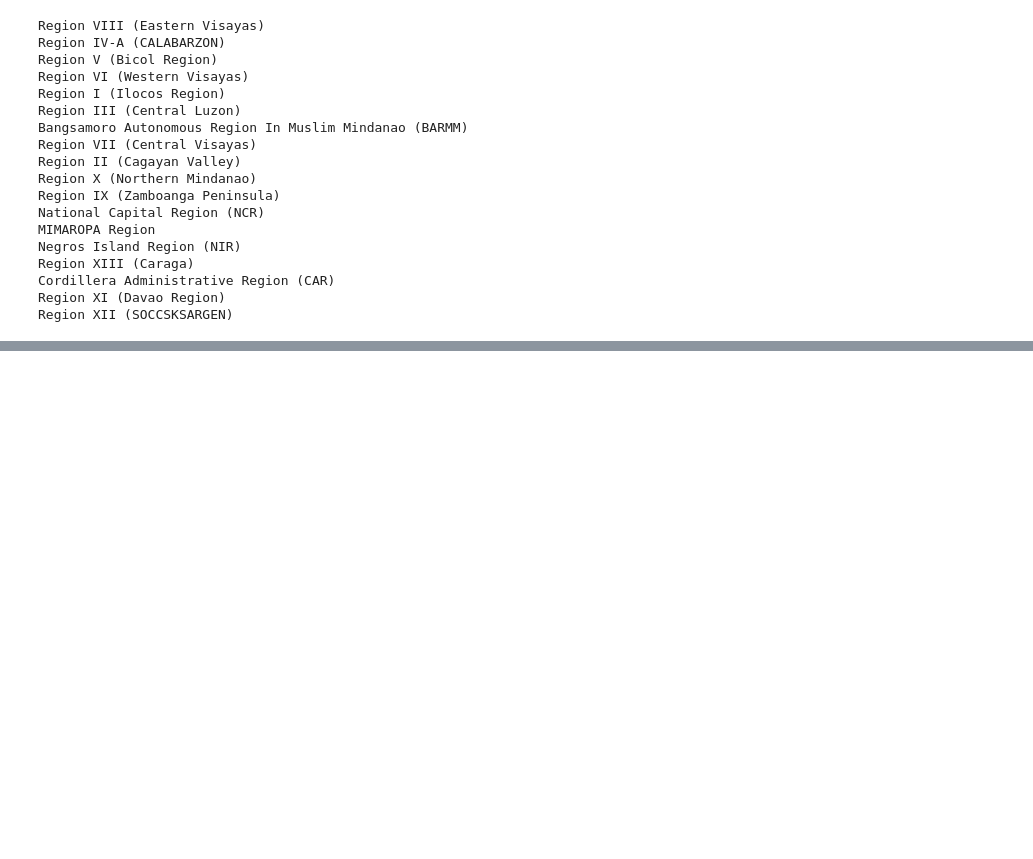
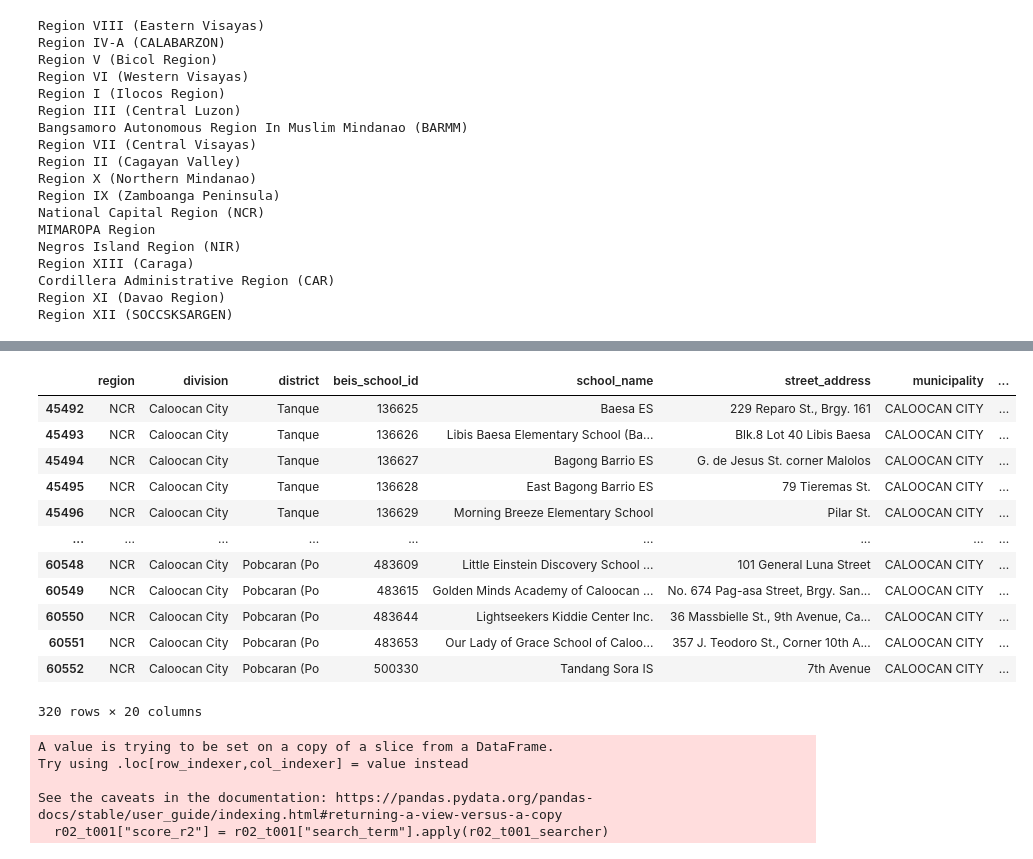
Before and after one commit to bendlikeabamboo/pap-datalab, a Jupyter notebook: notebooks/fuzzymatch.ipynb, the cells around one changed output, grey strips where cells are left out. Drawn from its saved outputs; the diff is of its cells as text; code cells hidden in the pictures; blank space fills up the shorter version.

```diff
--- a/notebooks/fuzzymatch.ipynb
+++ b/notebooks/fuzzymatch.ipynb
@@ -944,0 +1148,21 @@ Region XII (SOCCSKSARGEN)
+# %%
+r02_t001_sanitizer = partial(
+    sanitize_input,
+    exclude=[
+        "(pob.)",
+        "(pob)",
+        "pob.",
+        "(capital)",
+        "city of ",
+        " city",
+        ".",
+        "-",
+        "(",
+        ")",
+        "&",
+        ",",
+    ],
+)
+# %%
+r02_t001 = df[df["municipality"].str.contains("KALOOKAN")]
+r02_t001.sample(2)
@@ -944,0 +1173,2 @@ Region XII (SOCCSKSARGEN)
+# %%
+r02_t001["municipality"] = r02_t001["municipality"].str.replace("KALOOKAN","CALOOCAN")
@@ -944,0 +1181,3 @@ Region XII (SOCCSKSARGEN)
+# %%
+r02_t001["search_term"] = r02_t001["municipality"] + " " + r02_t001["barangay"]
+r02_t001["search_term"] = r02_t001["search_term"].apply(r02_t001_sanitizer)
@@ -944,0 +1195,16 @@ Region XII (SOCCSKSARGEN)
+# %%
+r02_t001
+# %% [output]
+|  | region | division | district | beis_school_id | school_name | street_address | municipality | ... |
+| 45492 | NCR | Caloocan City | Tanque | 136625 | Baesa ES | 229 Reparo St., Brgy. 161 | CALOOCAN CITY | ... |
+| 45493 | NCR | Caloocan City | Tanque | 136626 | Libis Baesa Elementary School (Ba... | Blk.8 Lot 40 Libis Baesa | CALOOCAN CITY | ... |
+| 45494 | NCR | Caloocan City | Tanque | 136627 | Bagong Barrio ES | G. de Jesus St. corner Malolos | CALOOCAN CITY | ... |
+| 45495 | NCR | Caloocan City | Tanque | 136628 | East Bagong Barrio ES | 79 Tieremas St. | CALOOCAN CITY | ... |
+| 45496 | NCR | Caloocan City | Tanque | 136629 | Morning Breeze Elementary School | Pilar St. | CALOOCAN CITY | ... |
+| ... | ... | ... | ... | ... | ... | ... | ... | ... |
+| 60548 | NCR | Caloocan City | Pobcaran (Po | 483609 | Little Einstein Discovery School ... | 101 General Luna Street | CALOOCAN CITY | ... |
+| 60549 | NCR | Caloocan City | Pobcaran (Po | 483615 | Golden Minds Academy of Caloocan ... | No. 674 Pag-asa Street, Brgy. San... | CALOOCAN CITY | ... |
+| 60550 | NCR | Caloocan City | Pobcaran (Po | 483644 | Lightseekers Kiddie Center Inc. | 36 Massbielle St., 9th Avenue, Ca... | CALOOCAN CITY | ... |
+| 60551 | NCR | Caloocan City | Pobcaran (Po | 483653 | Our Lady of Grace School of Caloo... | 357 J. Teodoro St., Corner 10th A... | CALOOCAN CITY | ... |
+| 60552 | NCR | Caloocan City | Pobcaran (Po | 500330 | Tandang Sora IS | 7th Avenue | CALOOCAN CITY | ... |
+320 rows × 20 columns
@@ -944,0 +1215,8 @@ Region XII (SOCCSKSARGEN)
+# %%
+r02_t001["score_r2"] = r02_t001["search_term"].apply(r02_t001_searcher)
+# %% [output]
+A value is trying to be set on a copy of a slice from a DataFrame.
+Try using .loc[row_indexer,col_indexer] = value instead
+
+See the caveats in the documentation: https://pandas.pydata.org/pandas-docs/stable/user_guide/indexing.html#returning-a-view-versus-a-copy
+  r02_t001["score_r2"] = r02_t001["search_term"].apply(r02_t001_searcher)
```
Also changed, not shown: parts of 50 cells of this notebook, 9 other files.
